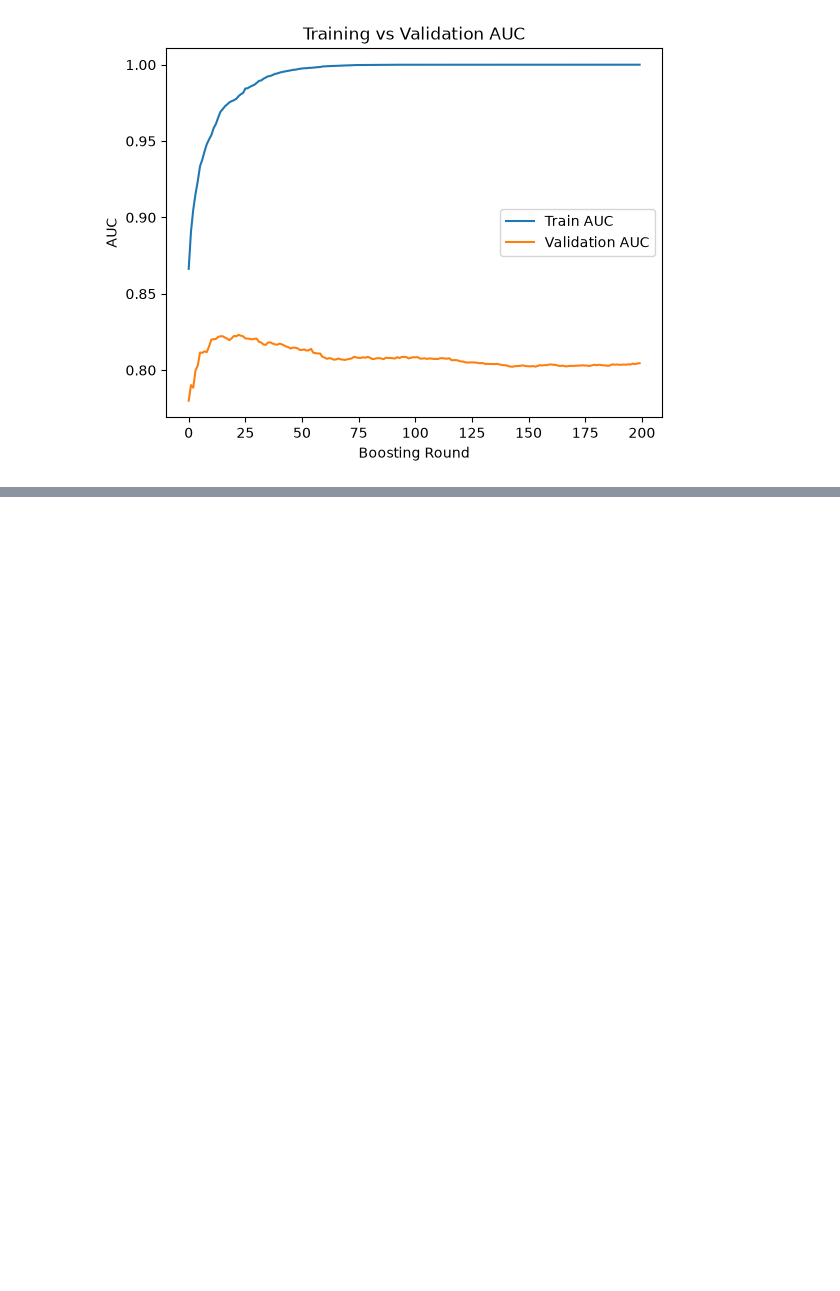
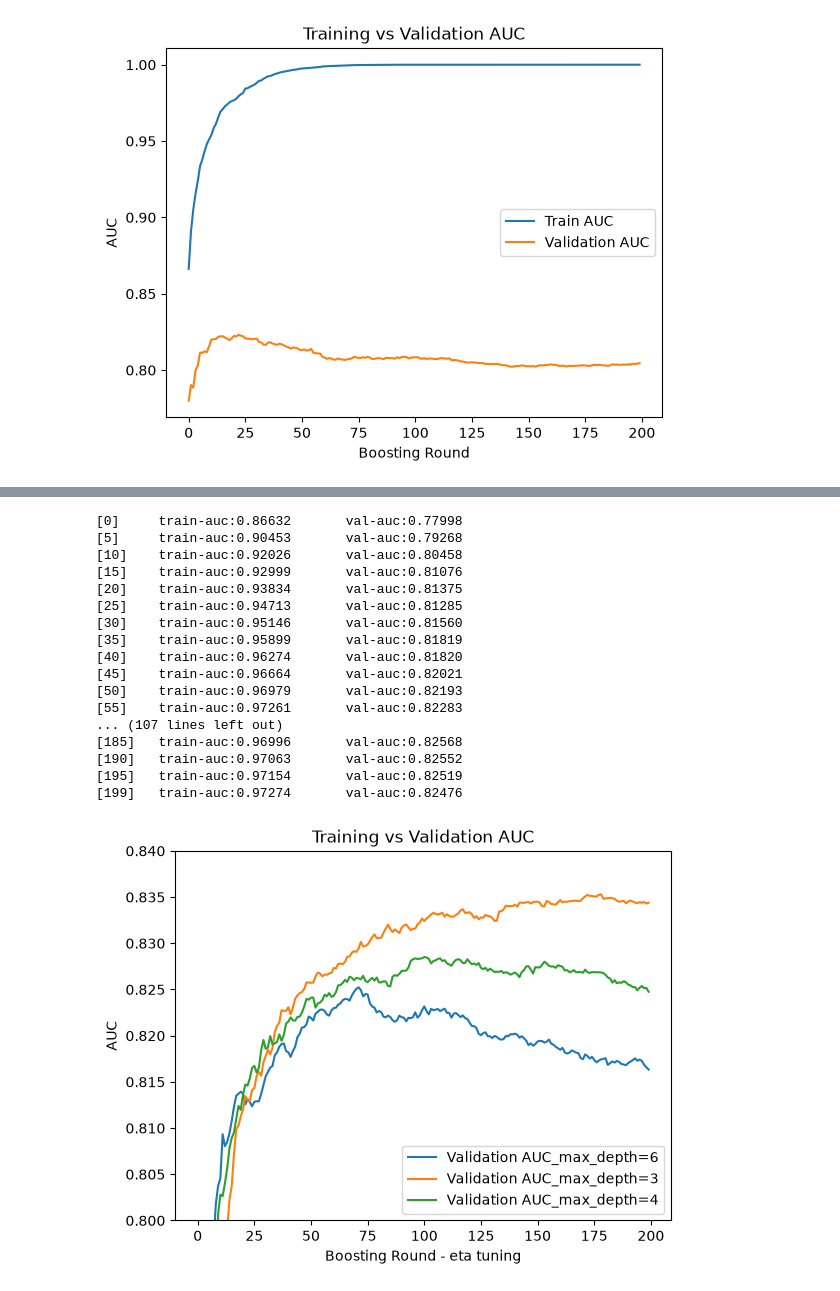
Before and after one commit to Brianoyaro/ml_zoomcamp, a Jupyter notebook: decision trees and ensemble learning_week 6.ipynb, the cells around one changed output, grey strips where cells are left out. Cells and saved outputs as stored; diff of their text form; code cells hidden in the pictures; blank space fills up the shorter version.

```diff
--- a/decision trees and ensemble learning_week 6.ipynb
+++ b/decision trees and ensemble learning_week 6.ipynb
@@ -487,0 +558,68 @@ plt.show()
+# %%
+# XGBoosting: Tuning max_depth.
+
+watchlist = [(dtrain, 'train'), (dval, 'val')]
+best_eta = 0.1
+depths = [6, 3, 4]
+output = {}
+
+for depth in depths:
+    xgb_params = {
+        'eta': best_eta,
+        'max_depth': depth,
+        'min_child_weight': 1,
+
+        'objective': 'binary:logistic',
+        'eval_metric': 'auc',
+
+        'nthread': 8,
+        'seed': 1,
+        'verbosity': 1,
+    }
+
+
+    evals_result = {}# stores training results
+
+    # train the model
+    model = xgb.train(params=xgb_params,
+                      dtrain=dtrain,
+                      num_boost_round=200,
+                      verbose_eval=5,
+                      evals=watchlist,
+                      # early_stopping_rounds=10, # prevent overfitting
+                      evals_result=evals_result)
+    key = f"max_depth={depth}"
+    output[key] = evals_result
+
+# Plot the outputs
+for key, value in output.items():
+    # plt.plot(value['train']['auc'], label=f'Train AUC_{key}')
+    plt.plot(value['val']['auc'], label=f'Validation AUC_{key}')
+
+plt.xlabel('Boosting Round - eta tuning')
+plt.ylabel('AUC')
+
+plt.ylim(0.8, 0.84) # We're interested in plots from 0.8 - 0.84
+
+plt.title('Training vs Validation AUC')
+plt.legend()
+plt.show()
+# %% [output]
+[0]     train-auc:0.86632       val-auc:0.77998
+[5]     train-auc:0.90453       val-auc:0.79268
+[10]    train-auc:0.92026       val-auc:0.80458
+[15]    train-auc:0.92999       val-auc:0.81076
+[20]    train-auc:0.93834       val-auc:0.81375
+[25]    train-auc:0.94713       val-auc:0.81285
+[30]    train-auc:0.95146       val-auc:0.81560
+[35]    train-auc:0.95899       val-auc:0.81819
+[40]    train-auc:0.96274       val-auc:0.81820
+[45]    train-auc:0.96664       val-auc:0.82021
+[50]    train-auc:0.96979       val-auc:0.82193
+[55]    train-auc:0.97261       val-auc:0.82283
+... (107 lines left out)
+[185]   train-auc:0.96996       val-auc:0.82568
+[190]   train-auc:0.97063       val-auc:0.82552
+[195]   train-auc:0.97154       val-auc:0.82519
+[199]   train-auc:0.97274       val-auc:0.82476
+[figure, added]
```
Also changed, not shown: parts of 15 cells of this notebook.
